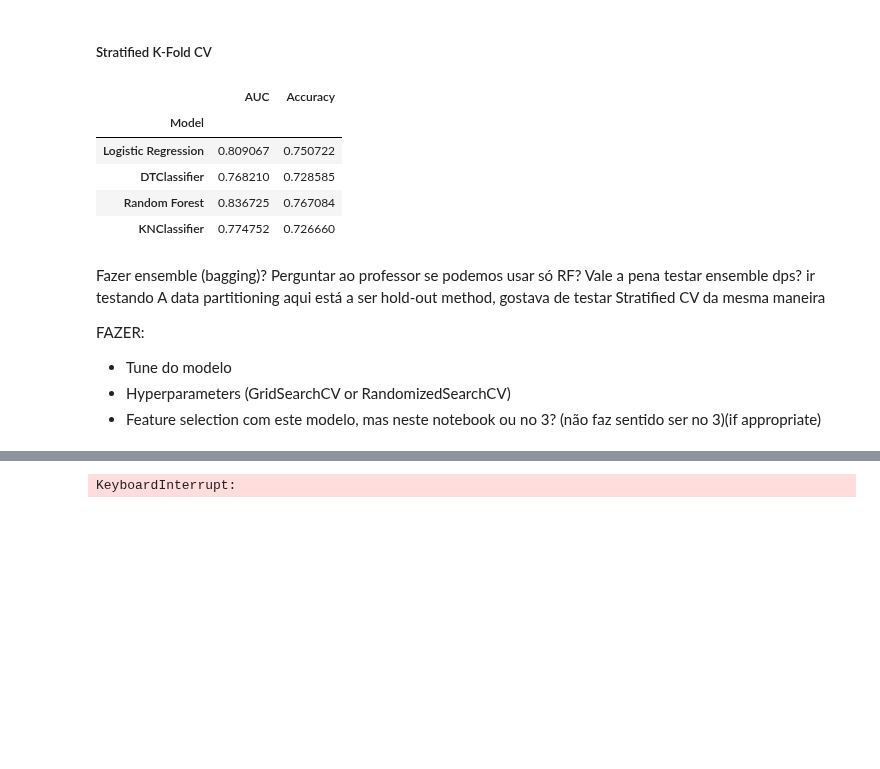
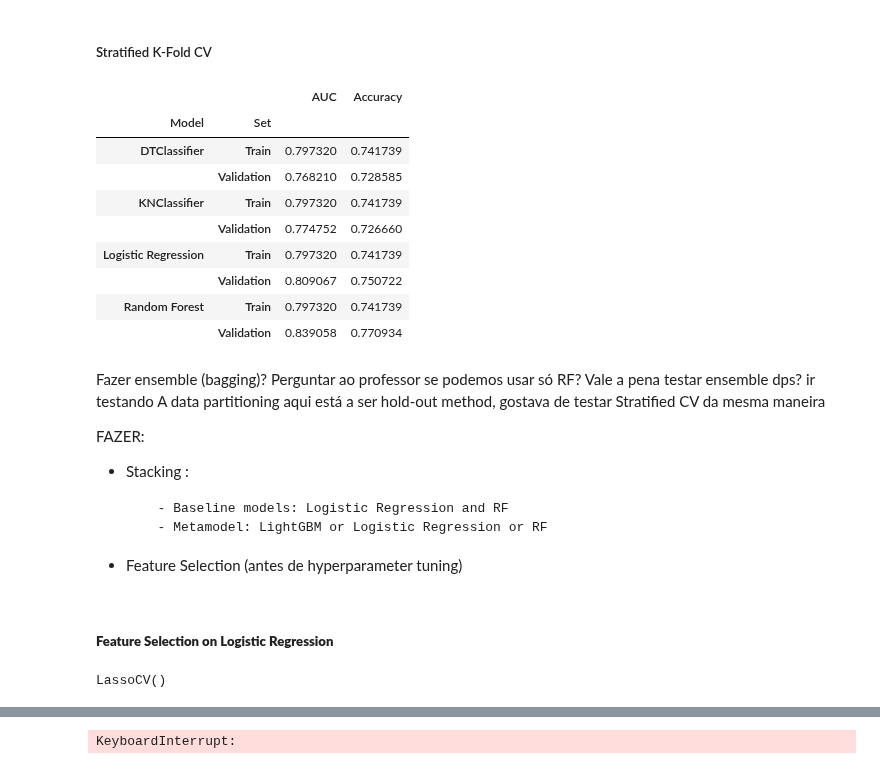
Before and after one commit to afonsolince06/Machine_Learning_Project, a Jupyter notebook: notebook4.ipynb, the cells around one changed output, grey strips where cells are left out. Drawn from its saved outputs; the diff is of its cells as text; code cells hidden in the pictures; blank space fills up the shorter version.

Commit message:
models

```diff
--- a/notebook4.ipynb
+++ b/notebook4.ipynb
@@ -201,21 +192,36 @@ models_metrics.append(get_metrics(y_val, knn_clf_proba, knn_clf_pred, "KNClassif
 # %%
-df_models_metrics = pd.DataFrame(models_metrics)
-df_models_metrics.set_index("Model", inplace=True)
+#df_models_metrics = pd.DataFrame(models_metrics)
+#df_models_metrics.set_index(["Model", "Set"], inplace=True)
+
+#df_models_metrics.T
+
+df_models_metrics = df_models_metrics.pivot_table(
+    index=["Model", "Set"],
+    values=["AUC", "Accuracy"]
+)
 
 df_models_metrics
 # %% [output]
-|  | AUC | Accuracy |
-| Model |  |  |
-| Logistic Regression | 0.809067 | 0.750722 |
-| DTClassifier | 0.768210 | 0.728585 |
-| Random Forest | 0.836725 | 0.767084 |
-| KNClassifier | 0.774752 | 0.726660 |
+|  |  | AUC | Accuracy |
+| Model | Set |  |  |
+| DTClassifier | Train | 0.797320 | 0.741739 |
+|  | Validation | 0.768210 | 0.728585 |
+| KNClassifier | Train | 0.797320 | 0.741739 |
+|  | Validation | 0.774752 | 0.726660 |
+| Logistic Regression | Train | 0.797320 | 0.741739 |
+|  | Validation | 0.809067 | 0.750722 |
+| Random Forest | Train | 0.797320 | 0.741739 |
+|  | Validation | 0.839058 | 0.770934 |
 # %% [markdown]
 Fazer ensemble (bagging)?
 Perguntar ao professor se podemos usar só RF? Vale a pena testar ensemble dps? ir testando
 A data partitioning aqui está a ser hold-out method, gostava de testar Stratified CV da mesma maneira
 
 FAZER:
-- Tune do modelo
-- Hyperparameters (GridSearchCV or RandomizedSearchCV)
-- Feature selection com este modelo, mas neste notebook ou no 3? (não faz sentido ser no 3)(if appropriate)
+- Stacking :
+
+        - Baseline models: Logistic Regression and RF
+        - Metamodel: LightGBM or Logistic Regression or RF
+- Feature Selection (antes de hyperparameter tuning)
+# %% [markdown]
+##### **Feature Selection on Logistic Regression**
@@ -221,0 +230,4 @@ FAZER:
+# %%
+lasso.fit(X_train, y_train)
+# %% [output]
+LassoCV()
```
Also changed, not shown: parts of 22 cells of this notebook, 1 other file.
